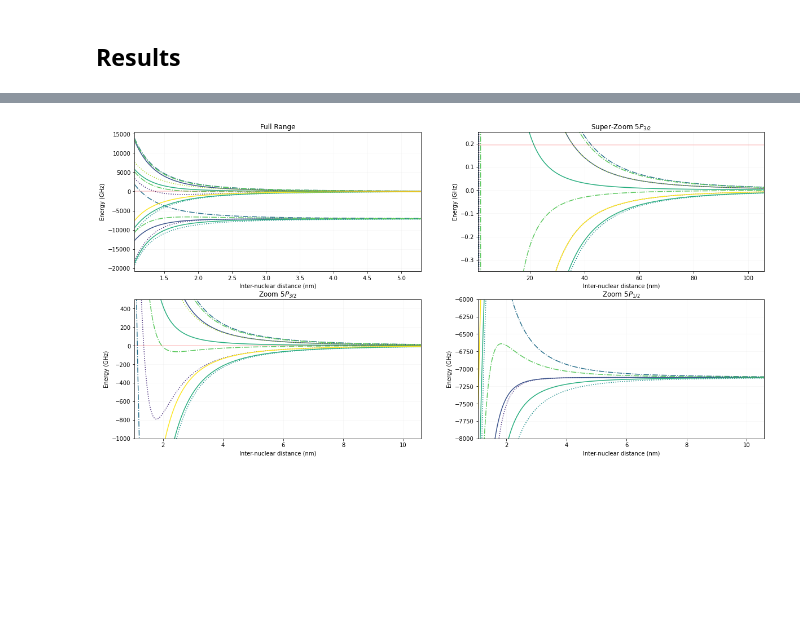
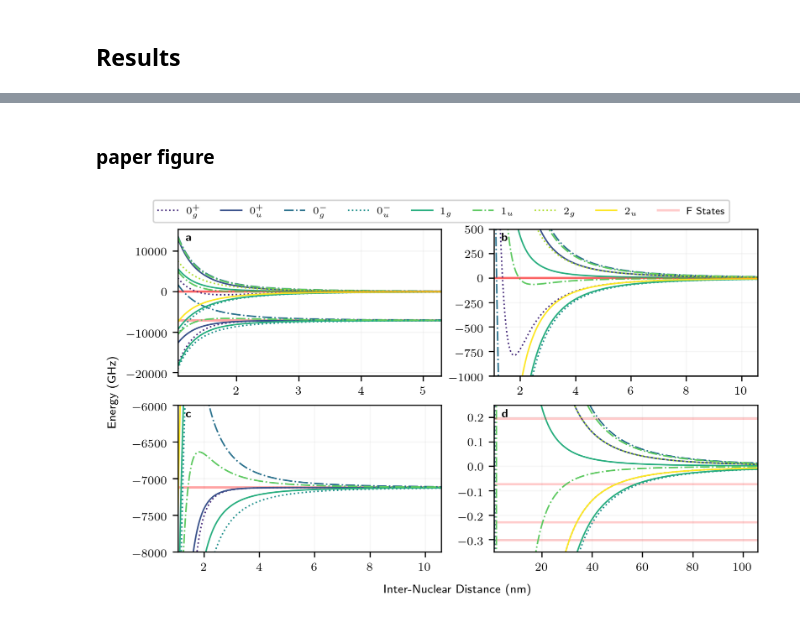
Before and after one commit to aquirdTurtle/Molecules_Code_New, a Jupyter notebook: OnlyFS_Reorganized.ipynb, the cells around one changed output, grey strips where cells are left out. Drawn from its saved outputs; the diff is of its cells as text; code cells hidden in the pictures; blank space fills up the shorter version.

```diff
--- a/OnlyFS_Reorganized.ipynb
+++ b/OnlyFS_Reorganized.ipynb
@@ -140,7 +96,7 @@ for Omega in [0,1,2]:
     for state in expandedBOBasis:
         if math.isclose(state['|Omega|'], Omega):
             if Omega == 0:
-                parityString = '+' if state['kappa_BO'] == 1 else '-'
+                parityString = '+' if state['kappa_FS'] == 1 else '-'
             else:
                 parityString = ''
             symmetryLabel = str(Omega) + parityString + state['I_BO']
@@ -288,7 +123,8 @@ caseAMostlySymHfs = mol.createCaseABasis_MostlySym([1],[0,1], [0], I_BOvals=['g'
 H_fs_phi, H_hfs_phi = {}, {}
 for label, base in symmetrizedBases.items():
     print('Working on states of symmetry ' + label +". " + str(len(base)) + " states")
-    caseAToLsi = mol.genCaseAToLsiTransform(base, lsiBasis,caseAMostlySymHfs, basisChange=None).T
+    #caseAToLsi = mol.genCaseAToLsiTransform(base, lsiBasis, caseAMostlySymHfs, basisChange=None).T
+    caseAToLsi = mol.genCaseAToLsiTransform2(base, lsiBasis2Atom, caseAMostlySymHfs).T
     caseAToJi =  lsToJOp2 @ caseAToLsi
     H_fs_phi[label] = caseAToJi.T @ fsOperator @ caseAToJi + np.identity(len(base))*(-1/2* 2 * E_FS_5P12_5P32 / 3)
 # %% [output]
@@ -347,3 +191,5 @@ print(np.linalg.eig(H_fs_phi['2g']*1e-9/mc.h)[0])
 [-0.]
 # %% [markdown]
 ## Results
+# %%
+mpl.rcParams['figure.dpi']=300
@@ -350,56 +256,67 @@ print(np.linalg.eig(H_fs_phi['2g']*1e-9/mc.h)[0])
+# %% [markdown]
+### paper figure
+# %%
+mpl.rcParams['font.size'] = 8
+mpl.rcParams['text.usetex']=True
 # %%
-fig, axs = plt.subplots(2,2,figsize=(20,10))
-Rvals = np.linspace( 20*mc.a0, 2000*mc.a0, 3000 )
+fig, axs = plt.subplots(2,2,figsize=(7,4))
+Rvals = np.linspace( 20 * mc.a0, 2000 * mc.a0, 3000 )
 linestyles=[':','-','-.',':','-','-.',':','-','-.',':','-','-.']
 allBases = {**symmetrizedBases }
 colors, _ = misc.getColors(len(allBases), cmStr='viridis')
 data = {}
+
 for basisNum, (label, basis) in enumerate(allBases.items()):
     #for matrixnum, (name, potentialMatrix, c_, boStates) in enumerate(zip(names, potentialList, colors, BohrOppenheimerStates)):
     for rv in Rvals:
         rMatrix = mol.get_H_BO(C_3_val, rv, basis).astype(float) + H_fs_phi[label]
         #rMatrix = mol.get_H_BO(C_3_val, rv, basis).astype(float)
         #rMatrix = createBOMatrix(C_3_val, rv, *boStates).astype(float) + potentialMatrix * 2 * DeltaVal / 3
         if label not in data:
             data[label]=[]
         data[label].append(sorted(np.linalg.eigvals(rMatrix)))
 
-for ax in axs.flatten():
-    if False:
+for axnum, ax in enumerate(axs.flatten()):
+    if True:
         ax.axhline(-0.0729113, alpha=0.2,color='r')
         ax.axhline(-0.2298518, alpha=0.2,color='r')
         ax.axhline(-0.30207388, alpha=0.2,color='r')
         ax.axhline(-DeltaVal* 1e-9 / mc.h+0.306246, alpha=0.2,color='r')
         ax.axhline(-DeltaVal* 1e-9 / mc.h-0.510410, alpha=0.2,color='r')
 
     for num, label in enumerate(data.keys()):
         mdata = data[label]
         linestyle = linestyles[num]
         c_ = colors[num]
+        if len(label)==2:
+            legLabel='$'+label[0]+'_'+label[1]+'$'
+        if len(label)==3:
+            legLabel='$'+label[0]+'^'+label[1]+'_'+label[2]+'$'
         if len(np.array(mdata).shape) == 2 or len(np.array(mdata).shape) == 3:
             for lineNum, lineData in enumerate(misc.transpose(mdata)):
                 ax.plot(Rvals*1e9, np.array(lineData) * 1e-9 / mc.h,
-                        label=label if lineNum == 0 else None, color=c_, linestyle=linestyle)
+                        label=legLabel if lineNum == 0 else None, color=c_, linestyle=linestyle, lw=1)
         else:
             ax.plot(Rvals*1e9, np.array(mdata) * 1e-9 / mc.h,
                     label=name, color=c_, linestyle=linestyle)
-    ax.set_xlabel('Inter-nuclear distance (nm)')
-    ax.set_ylabel('Energy (GHz)')
     ax.grid(alpha=0.1)
     ax.axhline(0.1937408, alpha=0.2,color='r', label='F States')
+    ax.text(0.03, 0.92,r'\textbf{'+['a','b','c','d'][axnum]+r'}', transform=ax.transAxes)
 
-axs[0,0].set_title('Full Range')
 axs[0,0].set_xlim(min(Rvals)*1e9,max(Rvals)*1e9/20)
-#axs[0,0].legend(ncol=5,fontsize=14)
-axs[1,0].set_title('Zoom $5P_{3/2}$')
+axs[0,0].legend(ncol=9, fontsize=7, bbox_to_anchor=[0.5,0.87,1,0.5], loc='center')
+axs[0,1].set_xlim(min(Rvals)*1e9,max(Rvals)*1e9/10)
+axs[0,1].set_ylim(-1000, 500)
+axs[1,1].set_xlim(min(Rvals)*1e9,max(Rvals)*1e9)
+axs[1,1].set_ylim(-0.35, 0.25)
 axs[1,0].set_xlim(min(Rvals)*1e9,max(Rvals)*1e9/10)
-axs[1,0].set_ylim(-1000, 500)
-axs[0,1].set_title('Super-Zoom $5P_{3/2}""$')
-axs[0,1].set_xlim(min(Rvals)*1e9,max(Rvals)*1e9)
-axs[0,1].set_ylim(-0.35, 0.25)
-axs[1,1].set_title('Zoom $5P_{1/2}$')
-axs[1,1].set_xlim(min(Rvals)*1e9,max(Rvals)*1e9/10)
-axs[1,1].set_ylim(-8000, -6000);
-#plt.savefig('Movre-Pischler.png', dpi=200)www
+axs[1,0].set_ylim(-8000, -6000);
+#axs[0,0].axhline(-8000, linestyle=':',color='#AAAAAA')
+#axs[0,0].axhline(-6000)
+
+fig.text(0.03, 0.5, "Energy (GHz)", rotation=90, verticalAlignment='center')
+fig.text(0.5, 0.03, "Inter-Nuclear Distance (nm)", horizontalAlignment='center')
+
+plt.savefig('Fine_Structure_Only.png', dpi=200)
 # %% [output]
-[figure, old version]
+[figure, new version]
```
Also changed, not shown: parts of 18 cells of this notebook, 6 other files.
